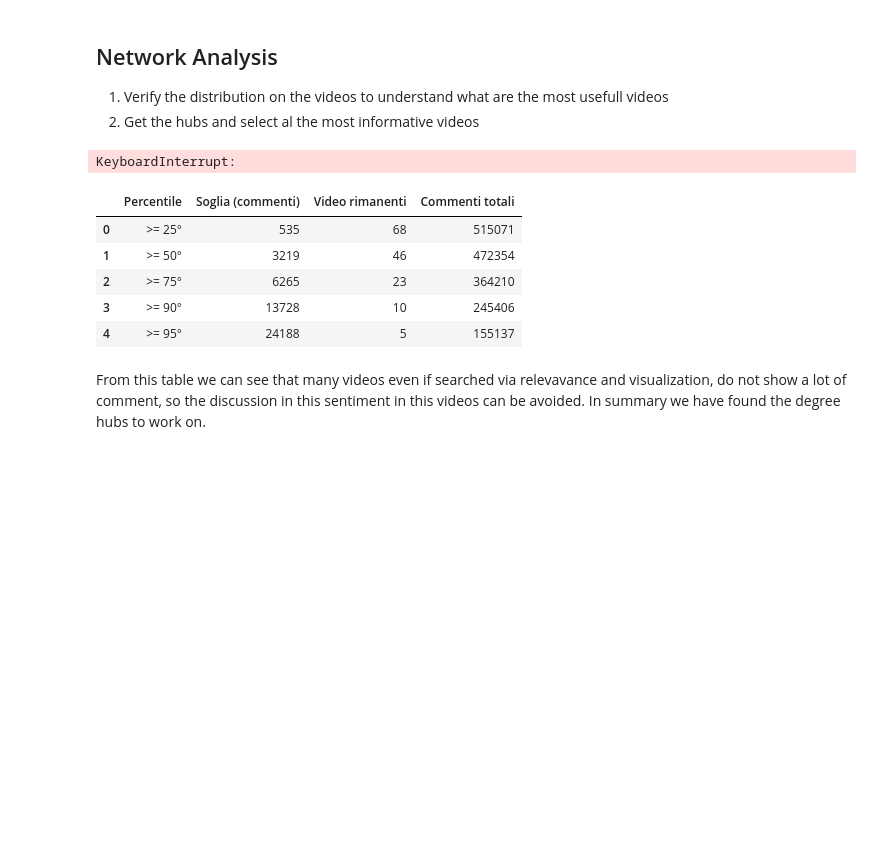
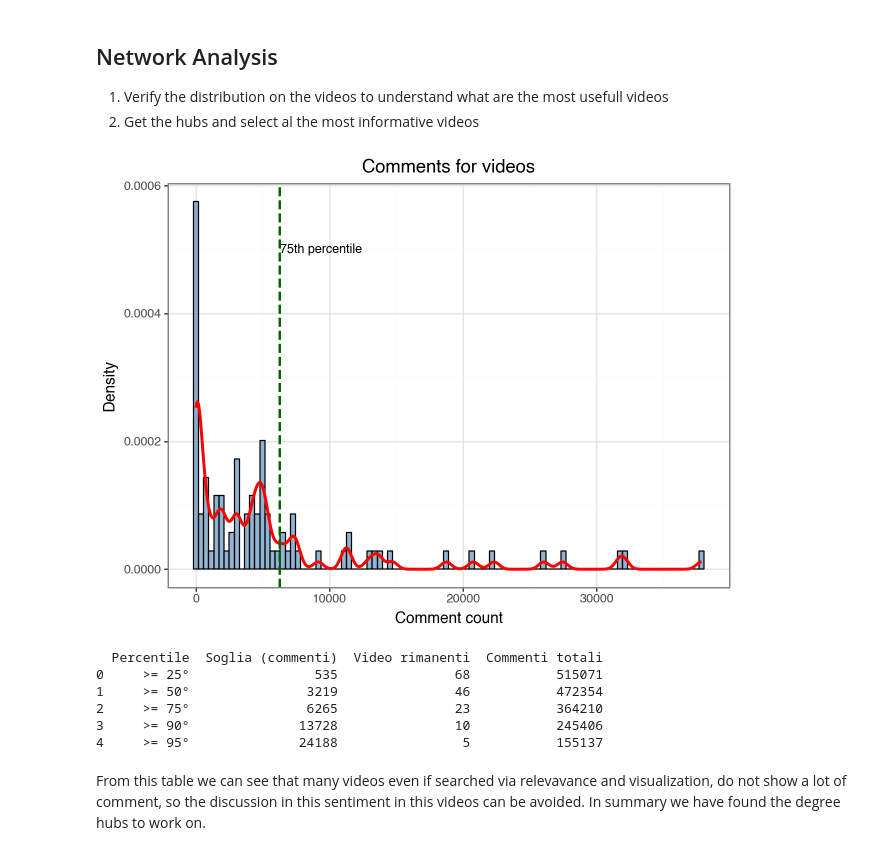
Before and after one commit to CrispyCocaBoy/css_analysis, a Jupyter notebook: analysis.ipynb, the cells around one changed output. Drawn from its saved outputs; the diff is of its cells as text; code cells hidden in the pictures; blank space fills up the shorter version.

```diff
--- a/analysis.ipynb
+++ b/analysis.ipynb
@@ -52,60 +52,40 @@ barplot
 # %%
 import pandas as pd
 from plotnine import *
 import matplotlib.pyplot as plt
 from PIL import Image
 from io import BytesIO
 
 # Prepara i dati
 video_df["like_count"] = video_df["like_count"].fillna(0).astype(int)
 video_df["comment_count"] = video_df["comment_count"].fillna(0).astype(int)
 comment_df["like_count"] = comment_df["like_count"].fillna(0).astype(int)
 
 author_likes = (
     comment_df.groupby("author")["like_count"]
     .sum()
     .reset_index()
     .rename(columns={"like_count": "total_likes"})
 )
 
-# Crea i plot singoli con plotnine
-plot1 = (
-    ggplot(video_df, aes(x="like_count"))
-    + geom_histogram(aes(y=after_stat("density")), bins=100, fill="steelblue", color="black", alpha=0.6)
-    + geom_density(color="red", size=1.2, adjust=0.25)
-    + labs(title="Like per video", x="Like", y="Densità")
-    + theme_bw()
-)
+# Crea il plot con plotnine
+# Calcola il 75° percentile della colonna "comment_count"
+q75 = video_df["comment_count"].quantile(0.75)
 
+# Aggiungi la linea verticale al plot
 plot2 = (
     ggplot(video_df, aes(x="comment_count"))
     + geom_histogram(aes(y=after_stat("density")), bins=100, fill="steelblue", color="black", alpha=0.6)
     + geom_density(color="red", size=1.2, adjust=0.25)
-    + labs(title="Commenti per video", x="Commenti", y="Densità")
+    + geom_vline(xintercept=q75, linetype="dashed", color="darkgreen", size=1)
+    + annotate("text", x=q75 + 10, y=0.0005, label="75th percentile", size=9, ha="left")
+    + labs(title="Comments for videos", x="Comment count", y="Density")
     + theme_bw()
 )
 
-# Funzione per convertire un plotnine plot in immagine PIL
-def plot_to_image(p):
-    buf = BytesIO()
-    p.save(buf, format='png', verbose=False)
-    buf.seek(0)
-    return Image.open(buf)
-
-# Converti ciascun plot in immagine
-img1 = plot_to_image(plot1)
-img2 = plot_to_image(plot2)
-
-# Crea la figura matplotlib
-fig, axs = plt.subplots(1, 2, figsize=(18, 5))
-for ax, img in zip(axs, [img1, img2]):
-    ax.imshow(img)
-    ax.axis('off')
-
-plt.tight_layout()
-plt.show()
+plot2
 # %% [output]
-KeyboardInterrupt:
+[figure, added]
 # %%
 percentiles = [0.25, 0.5, 0.75, 0.9, 0.95]
 
@@ -126,14 +106,14 @@ for p in percentiles:
     })
 
 summary_df = pd.DataFrame(results)
-summary_df
+print(summary_df)
 # %% [output]
-|  | Percentile | Soglia (commenti) | Video rimanenti | Commenti totali |
-| 0 | >= 25° | 535 | 68 | 515071 |
-| 1 | >= 50° | 3219 | 46 | 472354 |
-| 2 | >= 75° | 6265 | 23 | 364210 |
-| 3 | >= 90° | 13728 | 10 | 245406 |
-| 4 | >= 95° | 24188 | 5 | 155137 |
+  Percentile  Soglia (commenti)  Video rimanenti  Commenti totali
+0     >= 25°                535               68           515071
+1     >= 50°               3219               46           472354
+2     >= 75°               6265               23           364210
+3     >= 90°              13728               10           245406
+4     >= 95°              24188                5           155137
 # %% [markdown]
 From this table we can see that many videos even if searched via relevavance and visualization, do not show a lot of comment, so the discussion in this sentiment in this videos can be avoided. In summary we have found the degree hubs to work on.
 # %%
```
Also changed, not shown: parts of 13 cells of this notebook, 15 other files.
